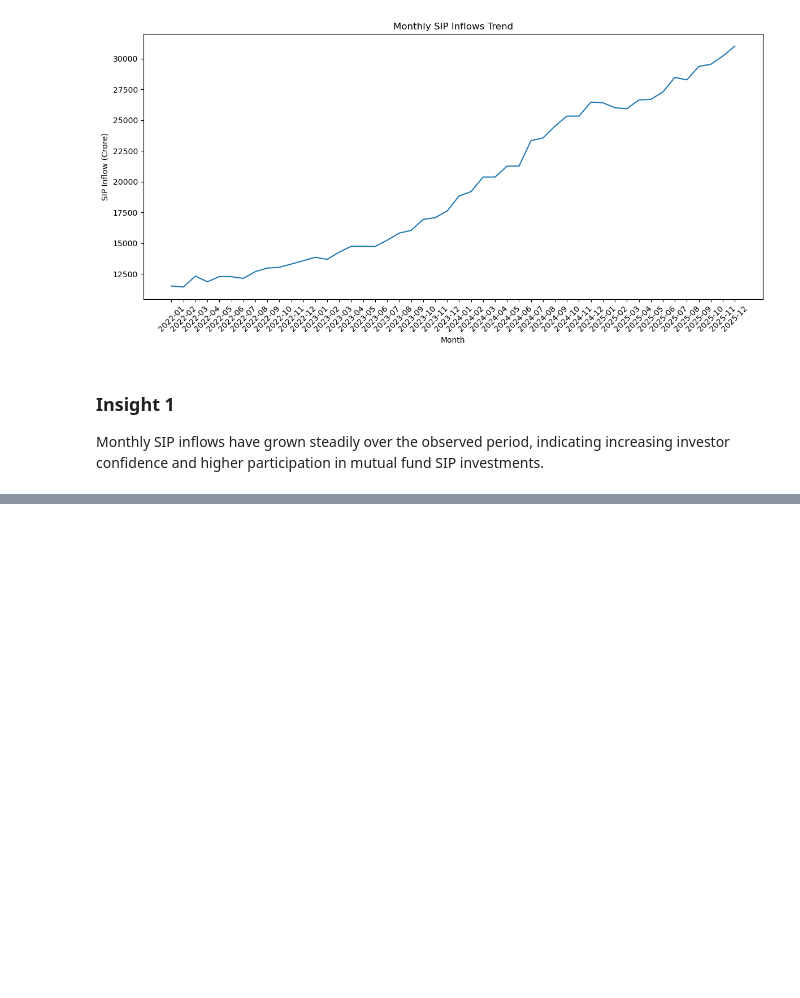
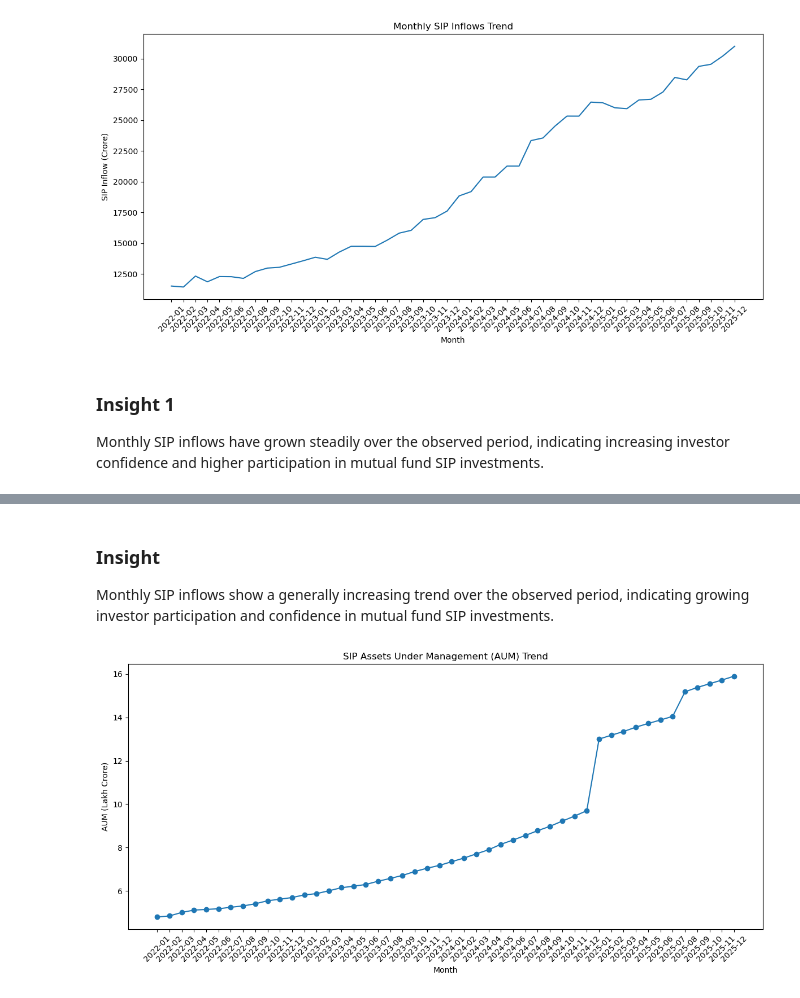
Before and after one commit to yaswathyash3116/fintech-data-analyst-capstone, a Jupyter notebook: notebook/03_EDA.ipynb, the cells around one changed output, grey strips where cells are left out. Cells and saved outputs as stored; diff of their text form; code cells hidden in the pictures; blank space fills up the shorter version.

```diff
--- a/notebook/03_EDA.ipynb
+++ b/notebook/03_EDA.ipynb
@@ -30,0 +80,22 @@ Monthly SIP inflows have grown steadily over the observed period, indicating inc
+# %% [markdown]
+### Insight
+
+Monthly SIP inflows show a generally increasing trend over the observed period, indicating growing investor participation and confidence in mutual fund SIP investments.
+# %%
+import pandas as pd
+import matplotlib.pyplot as plt
+
+sip = pd.read_csv("../data/04_monthly_sip_inflows_cleaned.csv")
+
+plt.figure(figsize=(12,6))
+plt.plot(sip['month'], sip['sip_aum_lakh_crore'], marker='o')
+
+plt.title("SIP Assets Under Management (AUM) Trend")
+plt.xlabel("Month")
+plt.ylabel("AUM (Lakh Crore)")
+plt.xticks(rotation=45)
+
+plt.tight_layout()
+plt.show()
+# %% [output]
+[figure, added]
```
Also changed, not shown: parts of 11 cells of this notebook.
